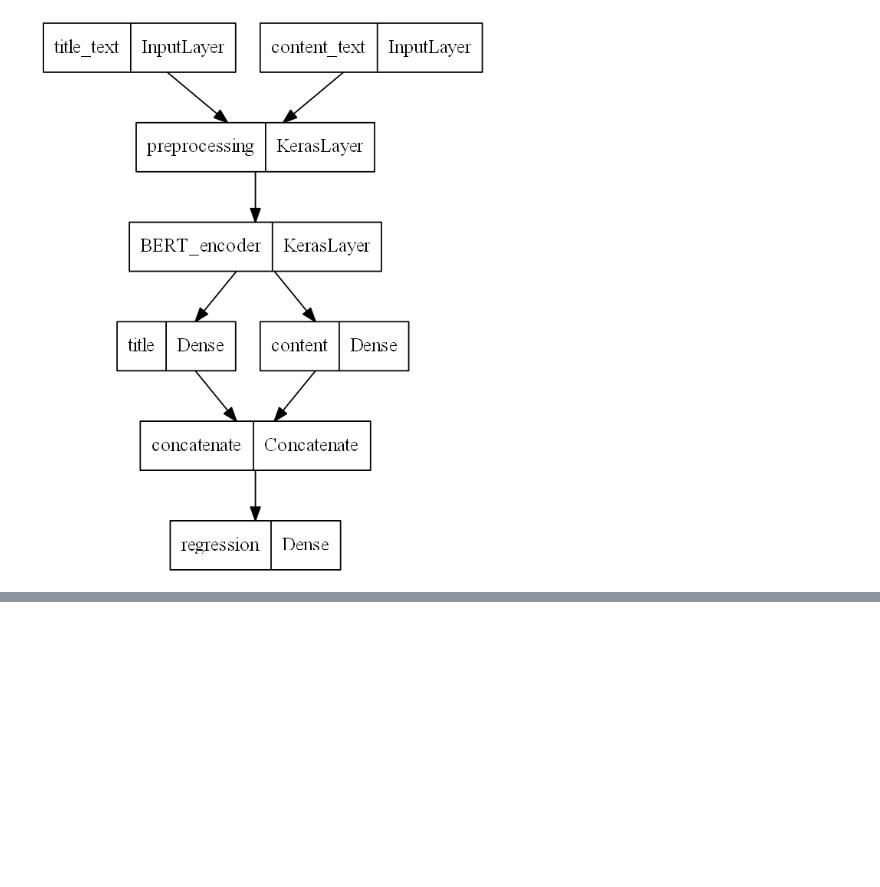
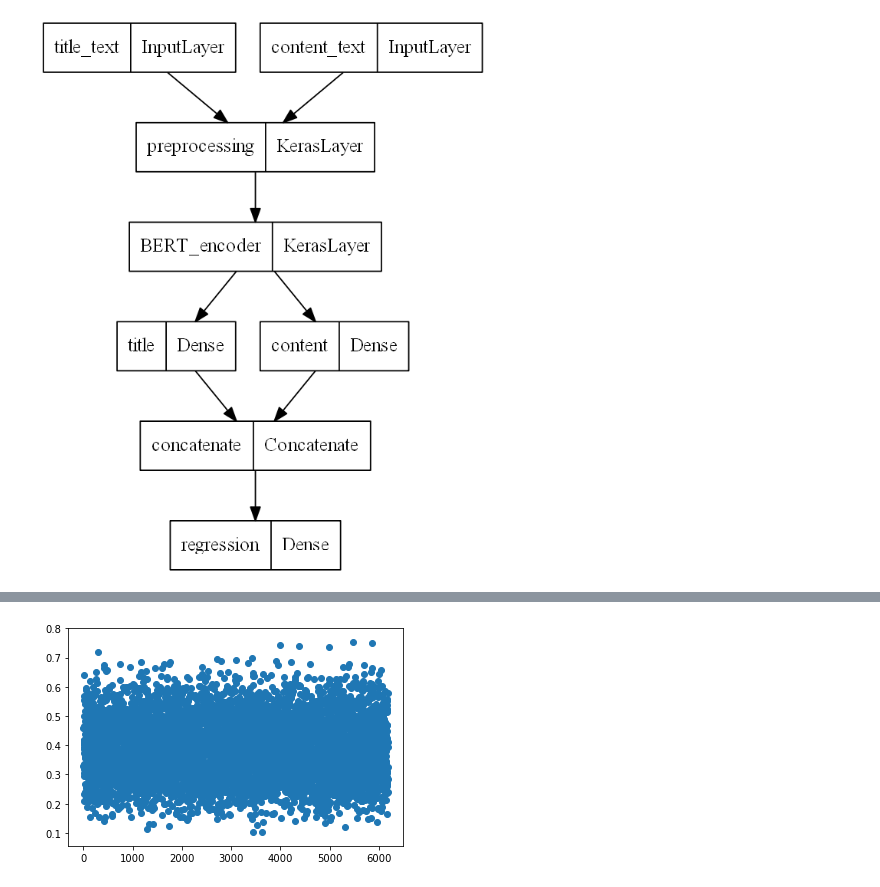
Before and after one commit to lumeilevel/StockValuePrediction, a Jupyter notebook: tfcm.ipynb, the cells around one changed output, grey strips where cells are left out. Cells and saved outputs as stored; diff of their text form; code cells hidden in the pictures; blank space fills up the shorter version.

Commit message:
d6 end: refactor preprocessing.py & tfcm classification start

```diff
--- a/tfcm.ipynb
+++ b/tfcm.ipynb
@@ -106,7 +102,7 @@ array([0. , 0. , 0. , 0. , 1. , 1. , 1. , 0. , 0. , 1. , 1. , 1. , 1. ,
 # %%
 loss = tf.keras.losses.MeanSquaredError()
 metrics = tf.metrics.MeanAbsoluteError()
-epochs = 5
+epochs = 3
 num_train_steps = num_train * epochs
 num_warmup_steps = int(0.1 * num_train_steps)
 init_lr = 1e-4
@@ -120,7 +116,7 @@ content_units = 128
 # %%
 from model import tfcm
 
-regressioner = tfcm.build_regression_model(title_units, content_units, fine_tune=False)
+regressioner = tfcm.build_regression_model(title_units, content_units, fine_tune=True)
 # %%
 from utils.visualization import plot_structure, plot_history
 
@@ -156,0 +149,5 @@ array([[0.6369547 ],
+# %%
+plt.scatter(range(len(test_label)), test_label)
+plt.show()
+# %% [output]
+[figure, added]
```
Also changed, not shown: parts of 8 cells of this notebook, 4 other files.
